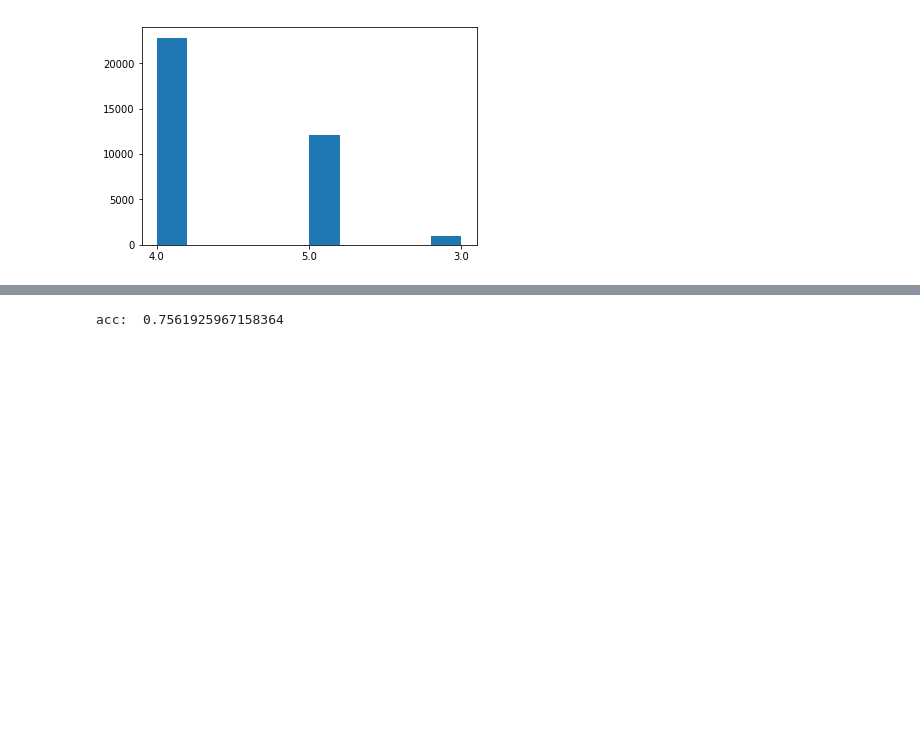
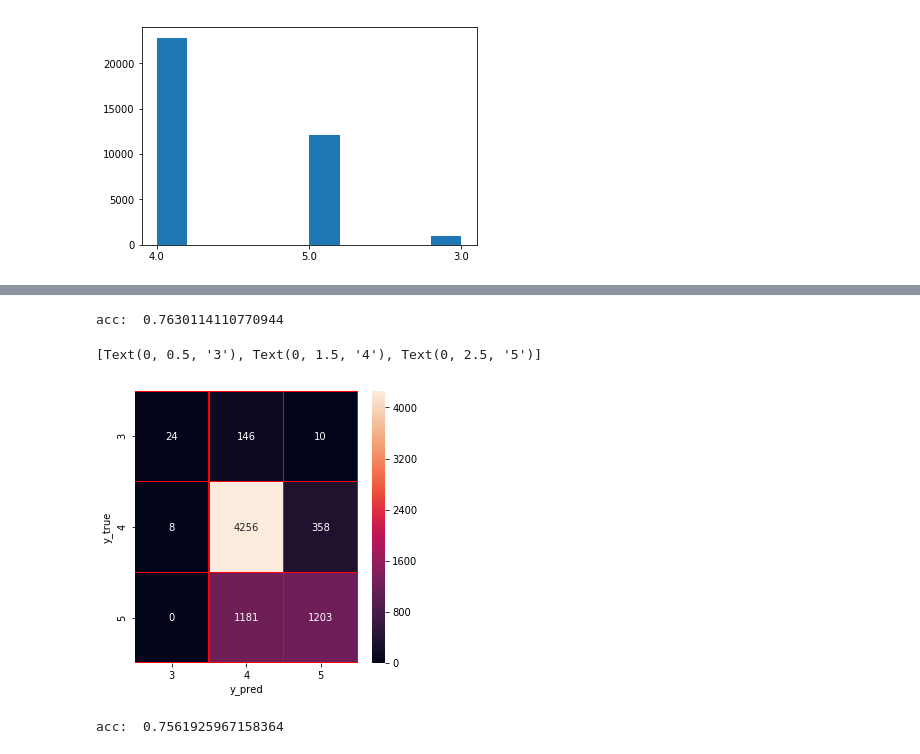
Before and after one commit to HarrisonLL/Basic_text_mining_project, a Jupyter notebook: analysis_of_review_ratings(revised).ipynb, the cells around one changed output, grey strips where cells are left out. Drawn from its saved outputs; the diff is of its cells as text; code cells hidden in the pictures; blank space fills up the shorter version.

```diff
--- a/analysis_of_review_ratings(revised).ipynb
+++ b/analysis_of_review_ratings(revised).ipynb
@@ -213 +215,23 @@ for i,v in enumerate(col_idices) :
+# %%
+y = new_table['label Rating'].values
+xtrain, xtest, ytrain, ytest = train_test_split(x,y,test_size = 0.2,random_state = 1)
+
+
+rf = RandomForestClassifier(n_estimators = 30, random_state=42)
+rf.fit(xtrain,ytrain)
+print("acc: ",rf.score(xtest,ytest))
+y_pred=rf.predict(xtest)
+
+names = ['3','4','5']
+cm = confusion_matrix(ytest,y_pred)
+f,ax = plt.subplots(figsize = (5,5))
+cmplot0 = sns.heatmap(cm,annot = True,linewidth =.5,linecolor = "r",fmt = ".0f",ax=ax)
+plt.xlabel("y_pred")
+plt.ylabel("y_true")
+ax.set_xticklabels(names)
+ax.set_yticklabels(names)
+# %% [output]
+acc:  0.7630114110770944
+[Text(0, 0.5, '3'), Text(0, 1.5, '4'), Text(0, 2.5, '5')]
+[figure, added]
 # %%
```
Also changed, not shown: parts of 6 cells of this notebook.
